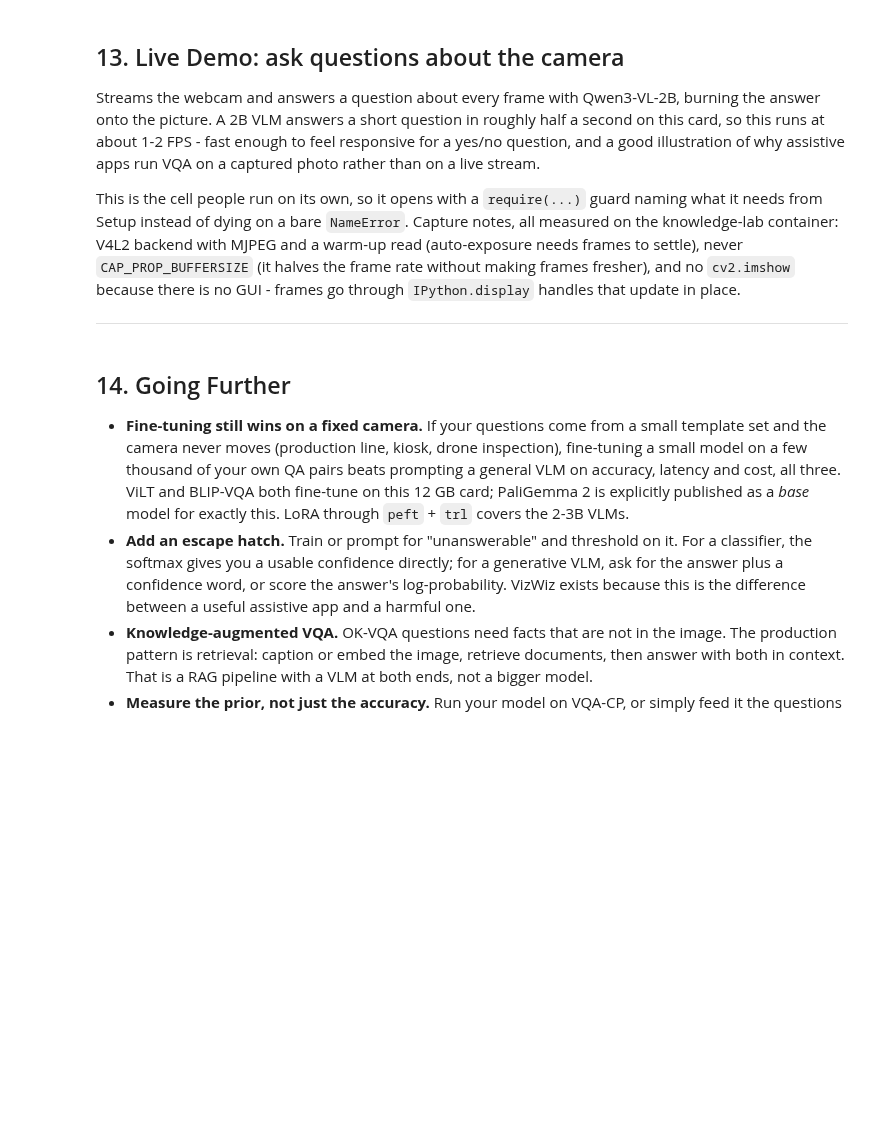
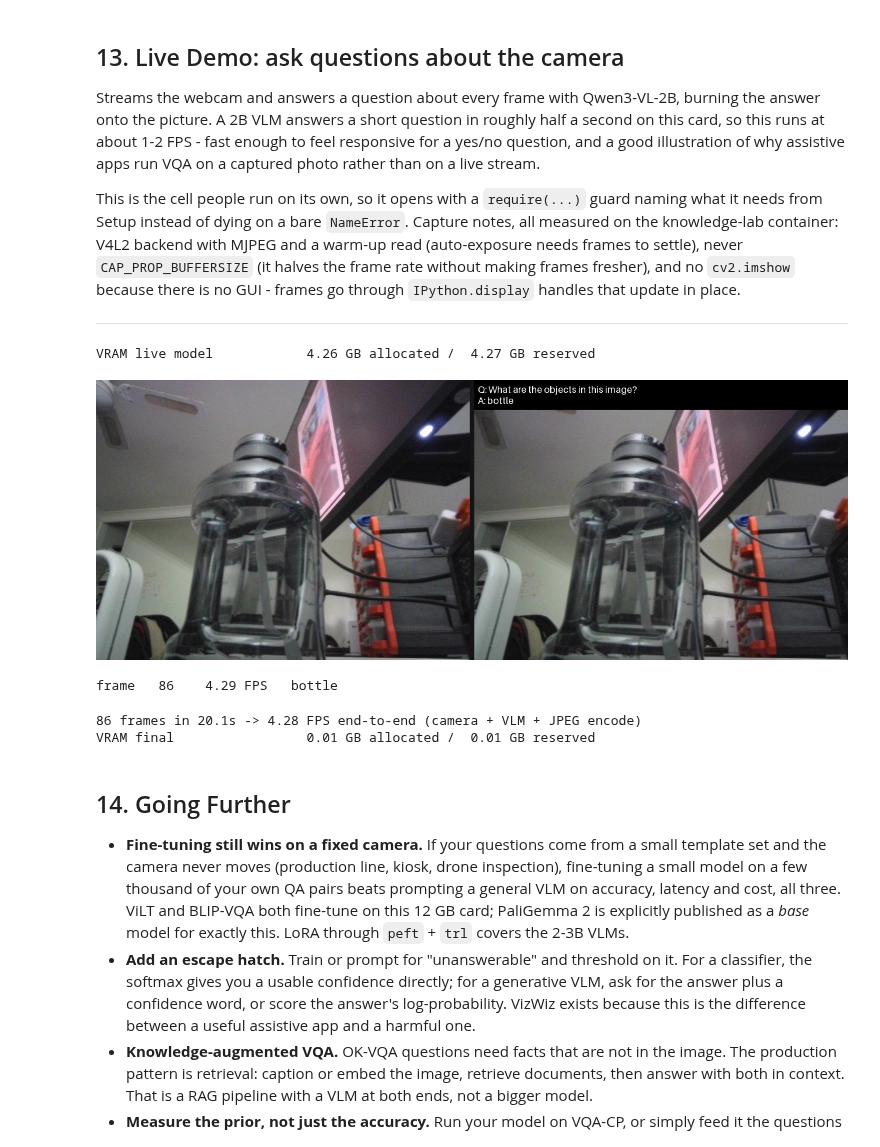
Before and after one commit to bthek1/DL_tasks, a Jupyter notebook: nbs/Multimodal/04_Visual_Question_Answering.ipynb, the cells around one changed output. Drawn from its saved outputs; the diff is of its cells as text; code cells hidden in the pictures; blank space fills up the shorter version.

Commit message:
M  DL_tasks/__init__.py M  nbs/Multimodal/04_Visual_Question_Answering.ipynb M  nbs/Multimodal/05_Document_Question_Answering.ipynb M  nbs/Multimodal/06_Video_Text_to_Text.ipynb

```diff
--- a/nbs/Multimodal/04_Visual_Question_Answering.ipynb
+++ b/nbs/Multimodal/04_Visual_Question_Answering.ipynb
@@ -732,7 +833,7 @@ from transformers import AutoModelForImageTextToText, AutoProcessor
 CAM = 0              # /dev/video0
 WARMUP = 10          # throwaway reads - auto-exposure and white balance need to settle
 STREAM_SECONDS = 20  # how long the live demo runs; interrupt the kernel to stop early
-QUESTION = "How many people are in this image?"
+QUESTION = "What are the objects in this image?"
 
 
 def open_camera(index=CAM, width=640, height=480, auto_exposure=True, exposure=150):
@@ -837,33 +938,39 @@ def live_stream(annotate, seconds=STREAM_SECONDS, width=640, height=480):
 
 # Re-runnable: this cell frees the model at the end, so guard the load or a second
 # shift-enter raises NameError on `live_model`.
 if "live_model" not in globals():
     live_proc = AutoProcessor.from_pretrained(qwen_id, cache_dir=HF_CACHE)
     live_model = AutoModelForImageTextToText.from_pretrained(
         qwen_id, dtype=dtype, device_map=device, low_cpu_mem_usage=True, cache_dir=HF_CACHE
     ).eval()
     vram("live model")
 
 
 def annotate(rgb):
     "One frame -> (frame with the answer burned on, the answer again for the status line)."
     inputs = live_proc.apply_chat_template(
         [{"role": "user", "content": [{"type": "image", "image": rgb},
                                       {"type": "text", "text": f"{SHORT_ANSWER} {QUESTION}"}]}],
         add_generation_prompt=True, tokenize=True, return_dict=True, return_tensors="pt",
     ).to(live_model.device)
     n = inputs["input_ids"].shape[1]
     with torch.inference_mode():
         out = live_model.generate(**inputs, max_new_tokens=24, do_sample=False)
     answer = post_process(live_proc.batch_decode(out[:, n:], skip_special_tokens=True)[0])
     return draw_lines(rgb, [f"Q: {QUESTION}"[:52], f"A: {answer}"[:52]]), answer[:40]
 
 
 live_stream(annotate)
 
 del live_model, live_proc
 free_memory()
 vram("final")
+# %% [output]
+VRAM live model            4.26 GB allocated /  4.27 GB reserved
+[figure, added]
+frame   86    4.29 FPS   bottle
+86 frames in 20.1s -> 4.28 FPS end-to-end (camera + VLM + JPEG encode)
+VRAM final                 0.01 GB allocated /  0.01 GB reserved
 # %% [markdown]
 ## 14. Going Further
 
```
Also changed, not shown: parts of 9 cells of this notebook, 3 other files.
